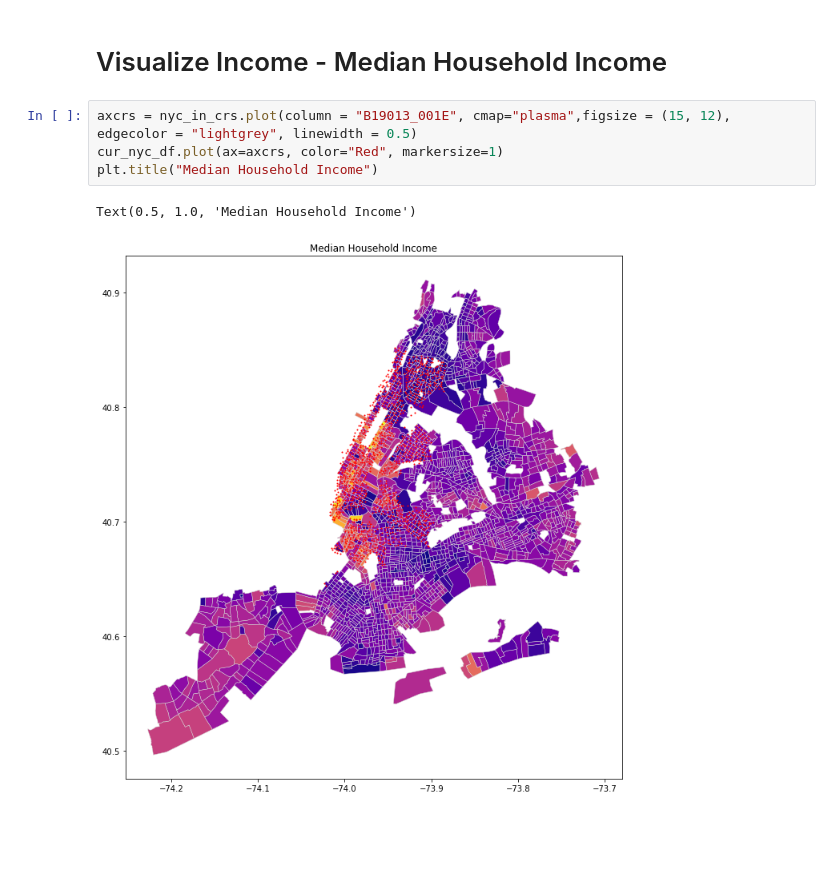
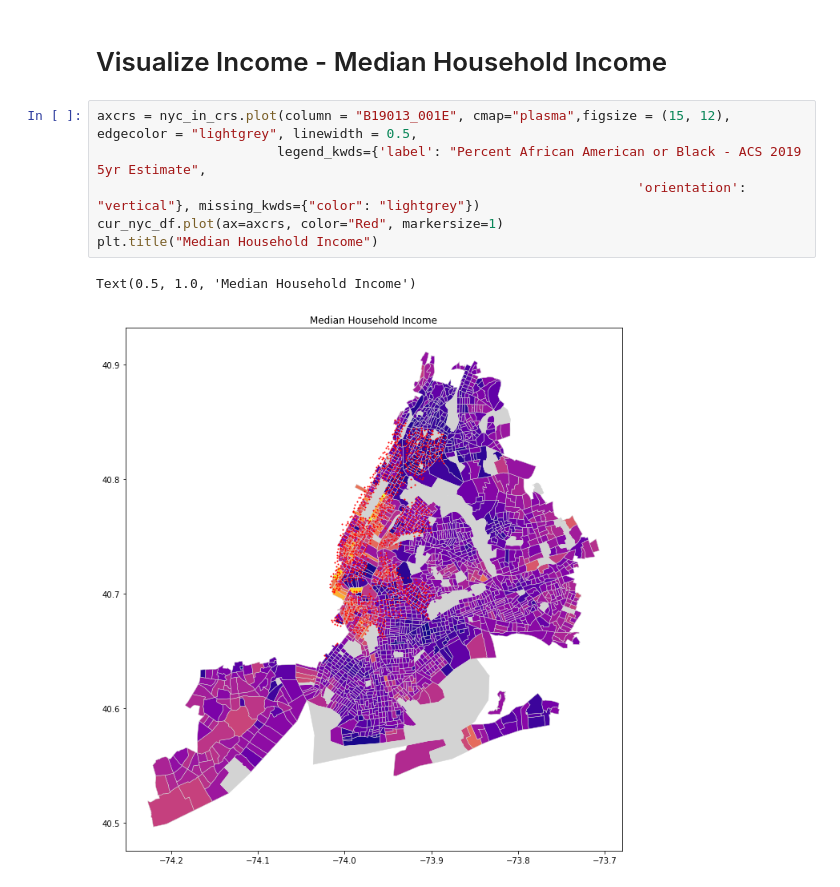
Before and after one commit to katelyn98/HealthyRide-Mapping, a Jupyter notebook: Notebooks/NYC Analyses.ipynb, the cells around one changed output. Saved outputs shown, nothing was run; the diff lists cells and outputs as text; blank space fills up the shorter version.

```diff
--- a/Notebooks/NYC Analyses.ipynb
+++ b/Notebooks/NYC Analyses.ipynb
@@ -213,9 +221,11 @@ Text(0.5, 1.0, "Percent of people who don't own at least one vehicle by census t
 # %% [markdown]
 # Visualize Income - Median Household Income
 # %%
-axcrs = nyc_in_crs.plot(column = "B19013_001E", cmap="plasma",figsize = (15, 12), edgecolor = "lightgrey", linewidth = 0.5)
+axcrs = nyc_in_crs.plot(column = "B19013_001E", cmap="plasma",figsize = (15, 12), edgecolor = "lightgrey", linewidth = 0.5,
+                       legend_kwds={'label': "Percent African American or Black - ACS 2019 5yr Estimate",
+                                                                     'orientation': "vertical"}, missing_kwds={"color": "lightgrey"})
 cur_nyc_df.plot(ax=axcrs, color="Red", markersize=1)
 plt.title("Median Household Income")
 # %% [output]
 Text(0.5, 1.0, 'Median Household Income')
-[figure, old version]
+[figure, new version]
```
Also changed, not shown: parts of 6 cells of this notebook, 1 other file.
